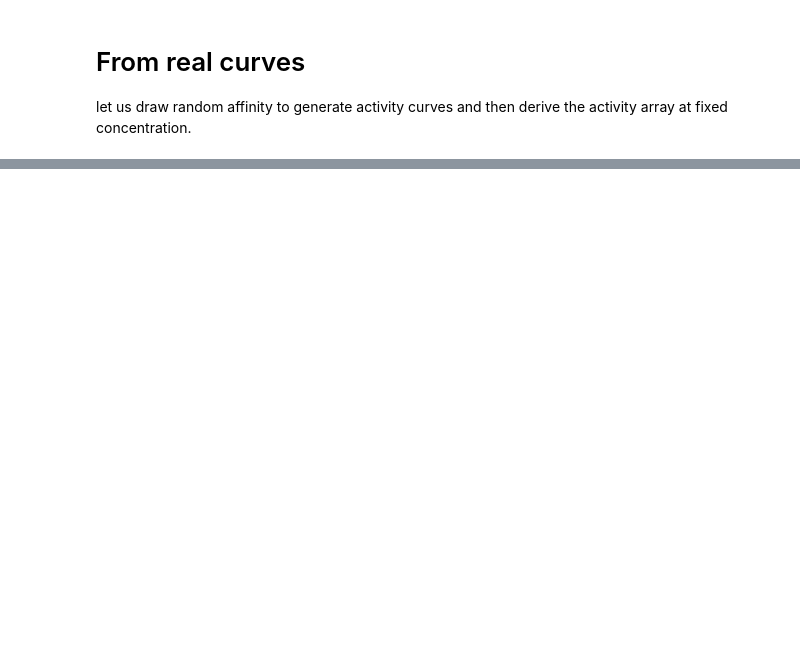
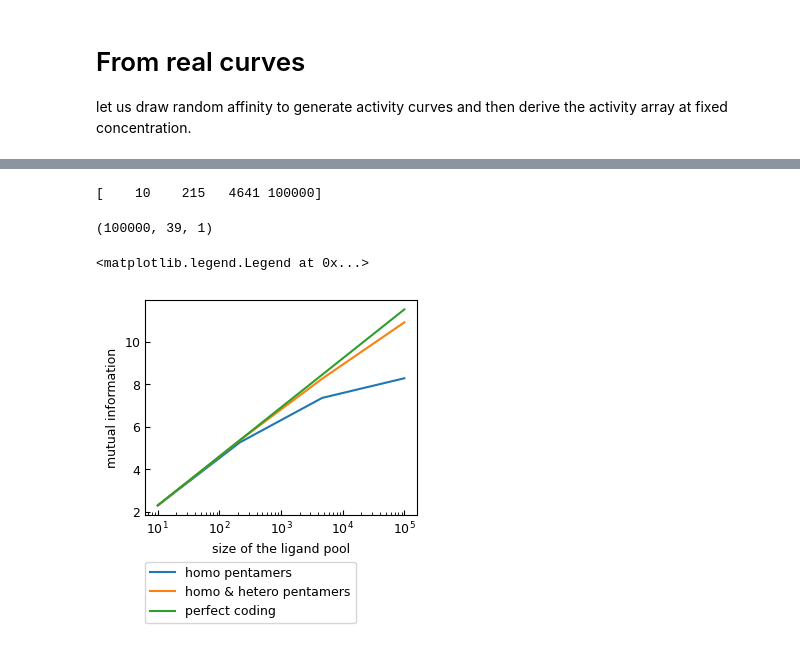
Before and after one commit to HugoLeRoy94/octopus_smelling, a Jupyter notebook: MI/single_concentration/theoretical.ipynb, the cells around one changed output, grey strips where cells are left out. Drawn from its saved outputs; the diff is of its cells as text; code cells hidden in the pictures; blank space fills up the shorter version.

```diff
--- a/MI/single_concentration/theoretical.ipynb
+++ b/MI/single_concentration/theoretical.ipynb
@@ -103,0 +182,46 @@ array([[0, 0, 0, 0, 0, 1, 2, 4, 6, 8],
+# %%
+L_values = np.logspace(1,5,4).astype(int)
+print(L_values)
+# %% [output]
+[    10    215   4641 100000]
+# %%
+Nreplicas = 1 # number of time we generate random ligands to perform averages
+counts = {1:22}
+MI_homo = np.zeros(L_values.shape[0],dtype=float)
+for l_idx, L_curr in enumerate(L_values):
+    mi_homo = []
+    for k in range(Nreplicas):
+        Kcs_3hetero, Kos_3hetero, eps_3hetero = generate_Ks(L=L_curr, n_types=5, n_hetero_sample=0,Kc_Amp=50)
+        A_3hetero_binned = generate_activity_matrix(eps_3hetero, Kcs_3hetero, Kos_3hetero, c_star, a_edges,indices_to_avg=None)
+        A_continuous = generate_continuous_A(eps_3hetero, Kcs_3hetero, Kos_3hetero, c_centers, a_edges,indices_to_avg=None)
+        mi_homo.append(compute_mi(A_3hetero_binned))
+    MI_homo[l_idx] = np.mean(mi_homo)
+# %%
+Nreplicas = 1 # number of time we generate random ligands to perform averages
+counts = {1:22,2:19,3:15}
+
+MI_hetero = np.zeros(L_values.shape[0],dtype=float)
+for l_idx, L_curr in enumerate(L_values):
+    mi_hetero = []
+    for k in range(Nreplicas):
+        Kcs_3hetero, Kos_3hetero, eps_3hetero = generate_Ks(L=L_curr, n_types=5, n_hetero_sample={2:19,3:15},Kc_Amp=50)
+        A_3hetero_binned = generate_activity_matrix(eps_3hetero, Kcs_3hetero, Kos_3hetero, c_star, a_edges,indices_to_avg=None)
+        mi_hetero.append(compute_mi(A_3hetero_binned))
+    MI_hetero[l_idx] = np.mean(mi_hetero)
+# 3. Concatenate them along the middle axis to get (L, 3, N)
+print(A_3hetero_binned.shape)
+# %% [output]
+(100000, 39, 1)
+# %%
+plt.plot (L_values,MI_homo,label='homo pentamers')
+plt.plot (L_values,MI_hetero,label='homo & hetero pentamers')
+plt.plot(L_values,np.log(L_values),label='perfect coding')
+
+plt.xscale('log')
+plt.xlabel('size of the ligand pool')
+plt.ylabel('mutual information')
+plt.legend(loc=(0,-0.5))
+plt.title('mutual information for a large pool of ligand')
+# %% [output]
+<matplotlib.legend.Legend at 0x...>
+[figure, added]
```
Also changed, not shown: parts of 11 cells of this notebook, 3 other files.
